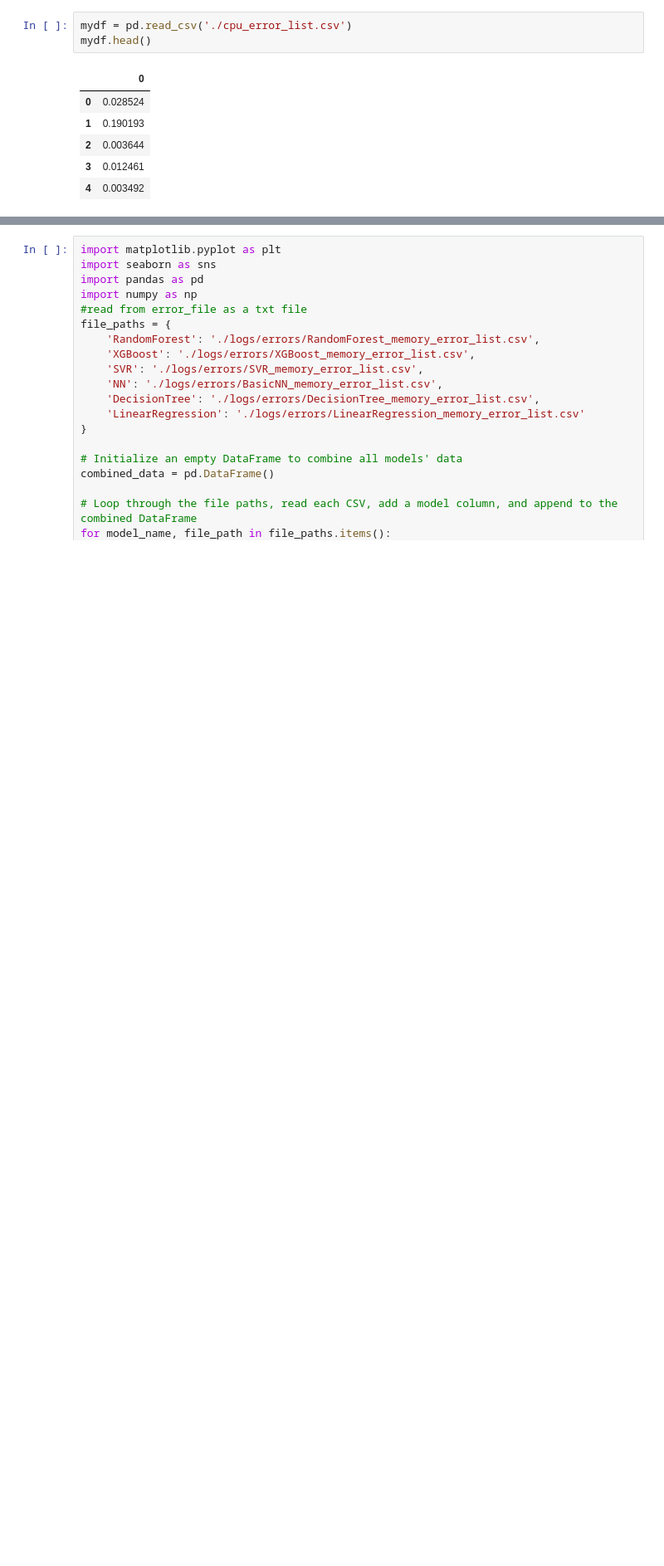
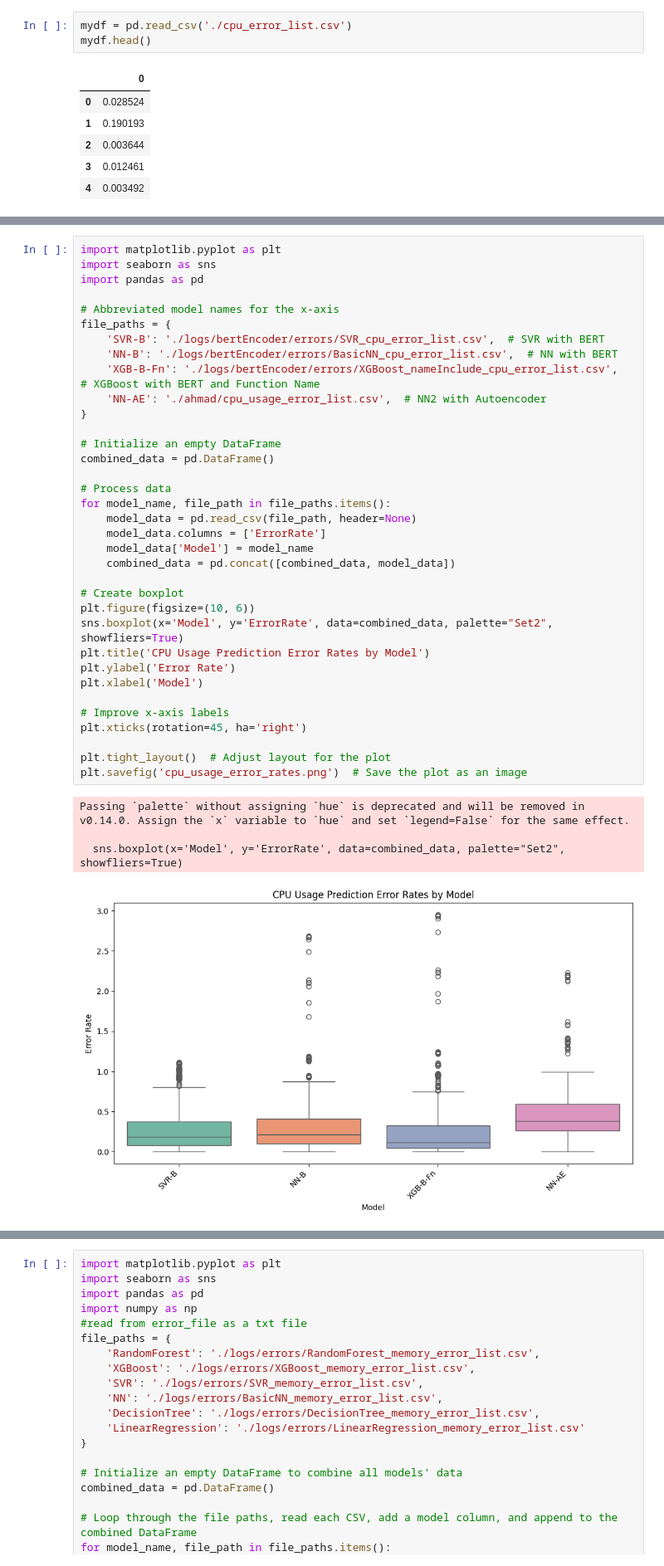
Before and after one commit to peimanfth/Resource_Harvesting_DAGS, a Jupyter notebook: front-end/test.ipynb, the cells around one changed output, grey strips where cells are left out. Shown at 83% size. Saved outputs shown, nothing was run; the diff lists cells and outputs as text; blank space fills up the shorter version.

```diff
--- a/front-end/test.ipynb
+++ b/front-end/test.ipynb
@@ -378,0 +332,40 @@ combined_data.head()
+# %%
+import matplotlib.pyplot as plt
+import seaborn as sns
+import pandas as pd
+
+# Abbreviated model names for the x-axis
+file_paths = {
+    'SVR-B': './logs/bertEncoder/errors/SVR_cpu_error_list.csv',  # SVR with BERT
+    'NN-B': './logs/bertEncoder/errors/BasicNN_cpu_error_list.csv',  # NN with BERT
+    'XGB-B-Fn': './logs/bertEncoder/errors/XGBoost_nameInclude_cpu_error_list.csv',  # XGBoost with BERT and Function Name
+    'NN-AE': './ahmad/cpu_usage_error_list.csv',  # NN2 with Autoencoder
+}
+
+# Initialize an empty DataFrame
+combined_data = pd.DataFrame()
+
+# Process data
+for model_name, file_path in file_paths.items():
+    model_data = pd.read_csv(file_path, header=None)
+    model_data.columns = ['ErrorRate']
+    model_data['Model'] = model_name
+    combined_data = pd.concat([combined_data, model_data])
+
+# Create boxplot
+plt.figure(figsize=(10, 6))
+sns.boxplot(x='Model', y='ErrorRate', data=combined_data, palette="Set2", showfliers=True)
+plt.title('CPU Usage Prediction Error Rates by Model')
+plt.ylabel('Error Rate')
+plt.xlabel('Model')
+
+# Improve x-axis labels
+plt.xticks(rotation=45, ha='right')
+
+plt.tight_layout()  # Adjust layout for the plot
+plt.savefig('cpu_usage_error_rates.png')  # Save the plot as an image
+# %% [output]
+Passing `palette` without assigning `hue` is deprecated and will be removed in v0.14.0. Assign the `x` variable to `hue` and set `legend=False` for the same effect.
+
+  sns.boxplot(x='Model', y='ErrorRate', data=combined_data, palette="Set2", showfliers=True)
+[figure, added]
```
Also changed, not shown: parts of 3 cells of this notebook, 36 other files.
